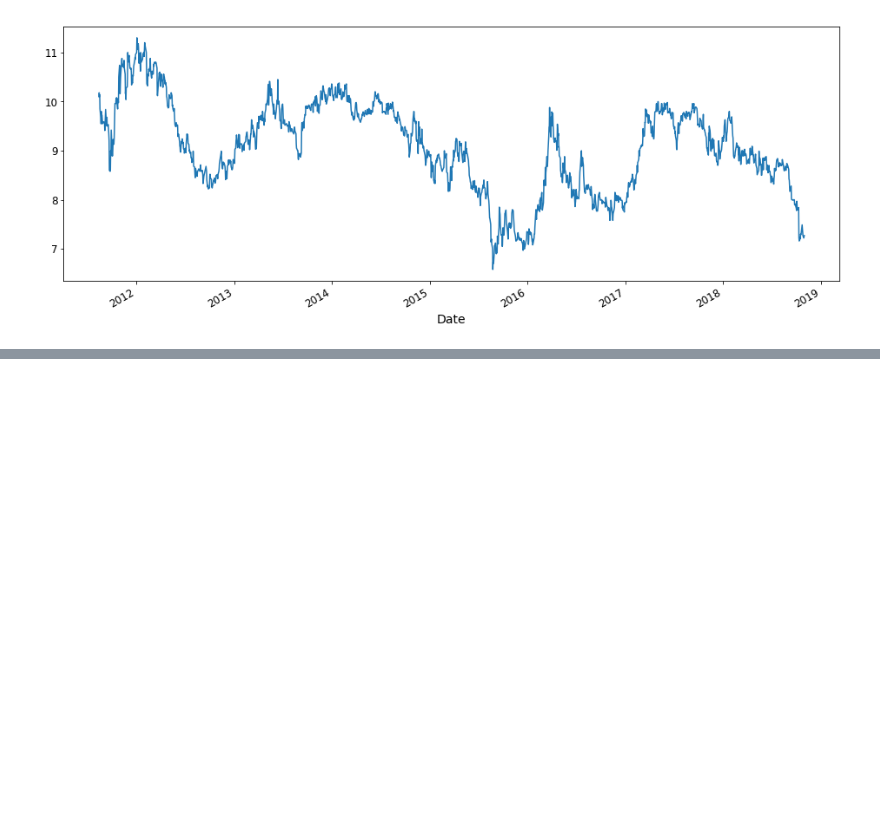
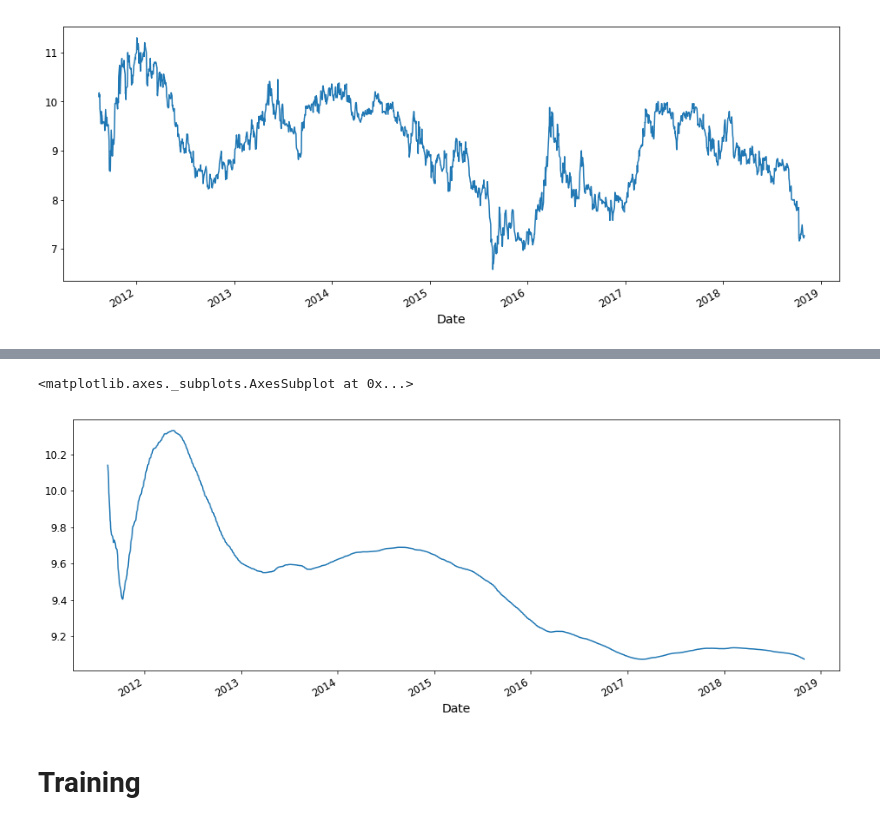
Before and after one commit to mengwangk/ai-playground, a Jupyter notebook: notebook/LSTM.ipynb, the cells around one changed output, grey strips where cells are left out. Saved outputs shown, nothing was run; the diff lists cells and outputs as text; code cells hidden in the pictures; blank space fills up the shorter version.

```diff
--- a/notebook/LSTM.ipynb
+++ b/notebook/LSTM.ipynb
@@ -129,0 +136,8 @@ dataset.rolling(7).mean().head(20)
+# %%
+# Optional specify a minimum number of periods
+dataset['Close'].expanding(min_periods=1).mean().plot(figsize=(16,6))
+# %% [output]
+<matplotlib.axes._subplots.AxesSubplot at 0x...>
+[figure, added]
+# %% [markdown]
+# Training
```
Also changed, not shown: parts of 56 cells of this notebook, 6 other files.
